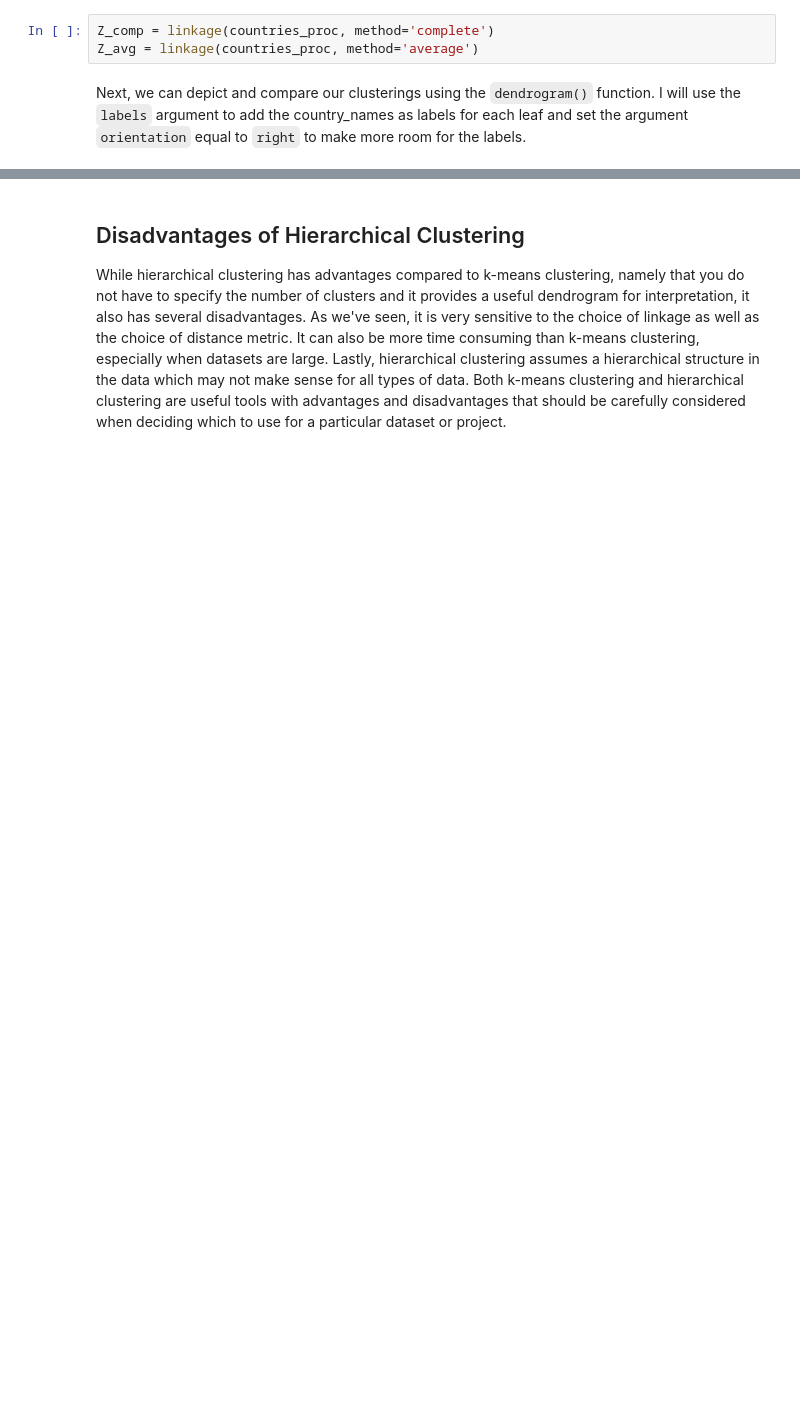
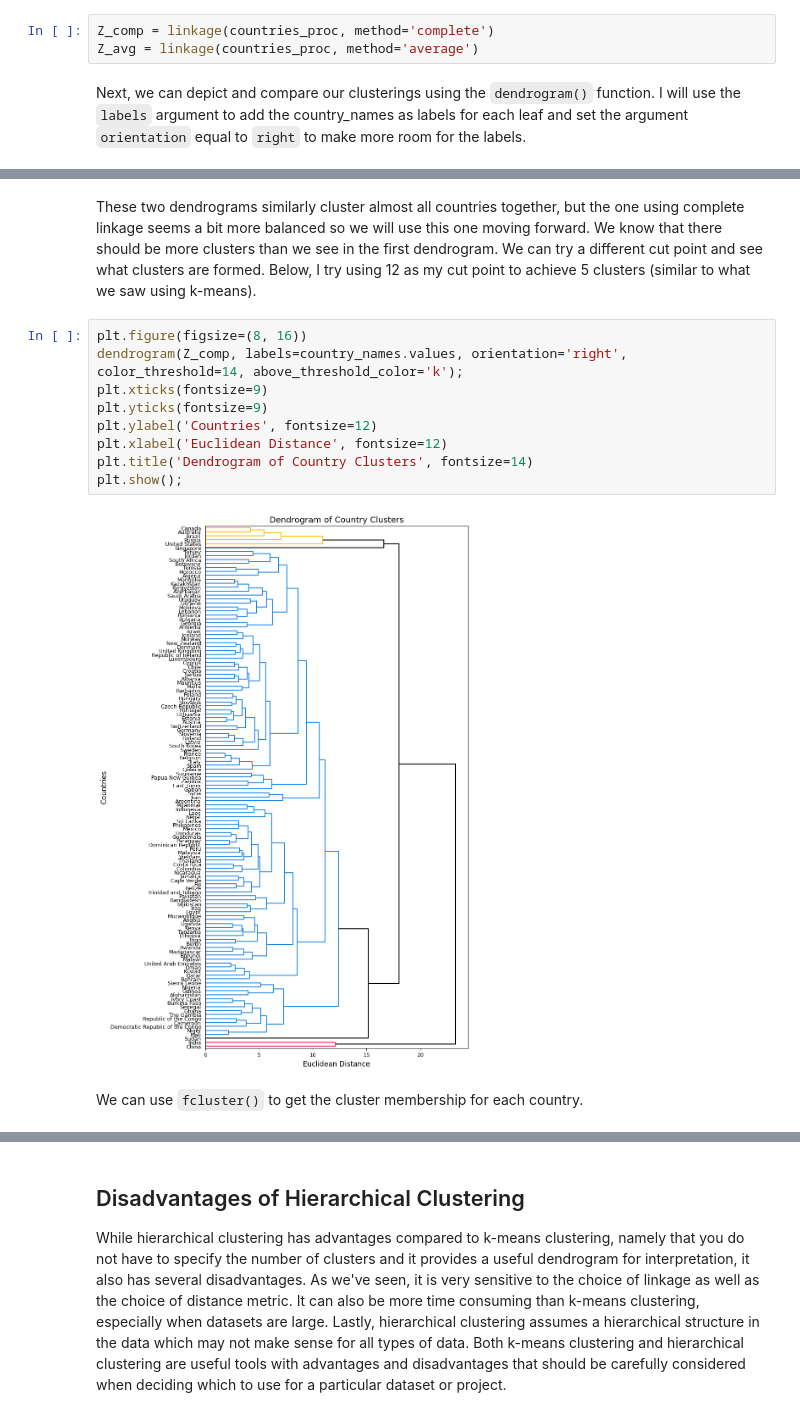
Before and after one commit to uchicago-dsi/textbook-datascience-1, a Jupyter notebook: textbook/26/4/hierarchical_example.ipynb, the cells around one changed output, grey strips where cells are left out. Saved outputs shown, nothing was run; the diff lists cells and outputs as text; blank space fills up the shorter version.

```diff
--- a/textbook/26/4/hierarchical_example.ipynb
+++ b/textbook/26/4/hierarchical_example.ipynb
@@ -226,0 +214,15 @@ dendrogram(Z_comp, labels=country_names.values, orientation='right', color_thres
+# %% [markdown]
+These two dendrograms similarly cluster almost all countries together, but the one using complete linkage seems a bit more balanced so we will use this one moving forward. We know that there should be more clusters than we see in the first dendrogram. We can try a different cut point and see what clusters are formed. Below, I try using 12 as my cut point to achieve 5 clusters (similar to what we saw using k-means).
+# %%
+plt.figure(figsize=(8, 16))
+dendrogram(Z_comp, labels=country_names.values, orientation='right', color_threshold=14, above_threshold_color='k');
+plt.xticks(fontsize=9)
+plt.yticks(fontsize=9)
+plt.ylabel('Countries', fontsize=12)
+plt.xlabel('Euclidean Distance', fontsize=12)
+plt.title('Dendrogram of Country Clusters', fontsize=14)
+plt.show();
+# %% [output]
+[figure, added]
+# %% [markdown]
+We can use `fcluster()` to get the cluster membership for each country.
```
Also changed, not shown: parts of 11 cells of this notebook.
